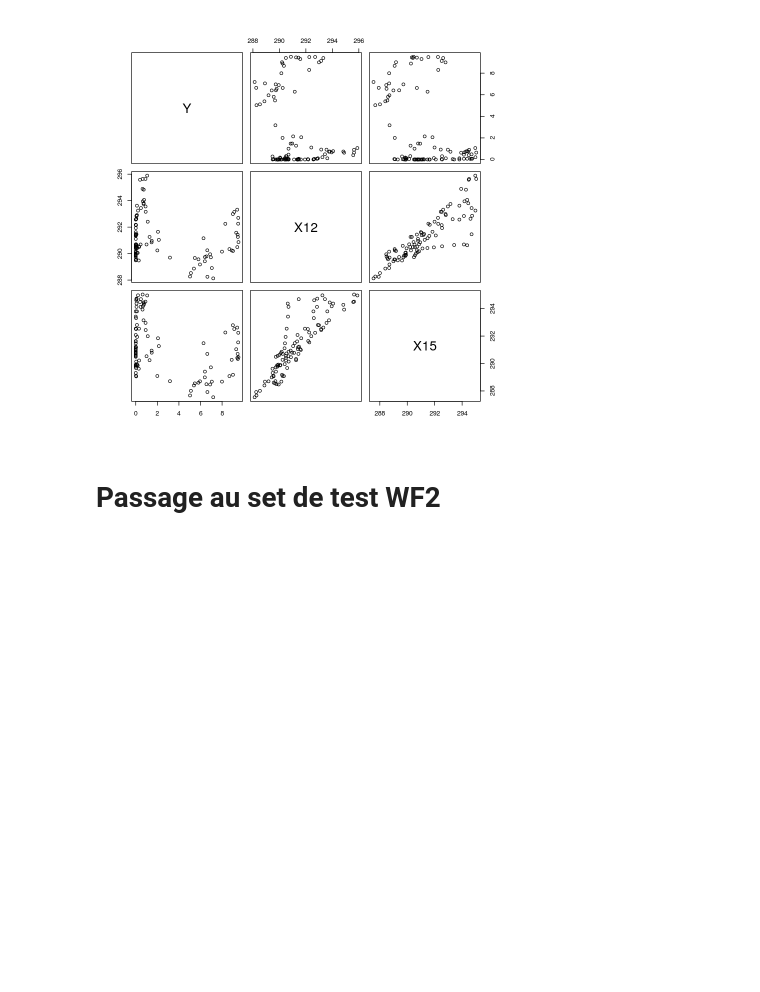
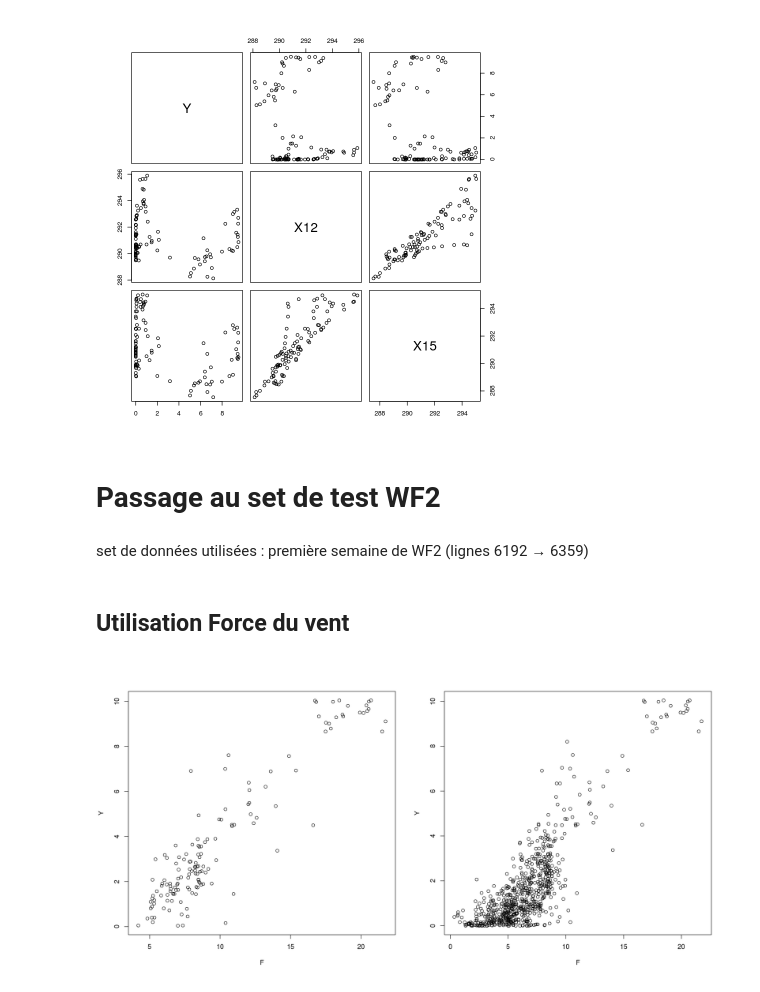
Before and after one commit to luc-dubreuil/GestionDeProjet4A, a Jupyter notebook: Travail/Luc/Tests.ipynb, the cells around one changed output. Drawn from its saved outputs; the diff is of its cells as text; code cells hidden in the pictures; blank space fills up the shorter version.

```diff
--- a/Travail/Luc/Tests.ipynb
+++ b/Travail/Luc/Tests.ipynb
@@ -144,0 +143,19 @@ set de données utilisées : première semaine de WF2 (lignes )
+# %% [markdown]
+set de données utilisées : première semaine de WF2 (lignes 6192 → 6359)
+# %%
+data_all = cbind(Y = Y_train$Production, X_train[ ,c(16,17,18)])
+names(data_all) <- c("Y", "U", "V", "T")
+data_all$F <- sqrt(data_all$U^2 + data_all$V^2)
+subset_week <- 6192:6359
+data_week <- data_all[subset_week, ]
+subset_month <- 6192:6934
+data_month <- data_all[subset_month, ]
+# %% [markdown]
+## Utilisation Force du vent
+# %%
+options(repr.plot.width=16, repr.plot.height=8)
+par(mfrow=c(1,2))
+with(data = data_week, plot(Y ~ F))
+with(data = data_month, plot(Y ~ F))
+# %% [output]
+[figure, added]
```
Also changed, not shown: parts of 17 cells of this notebook.
